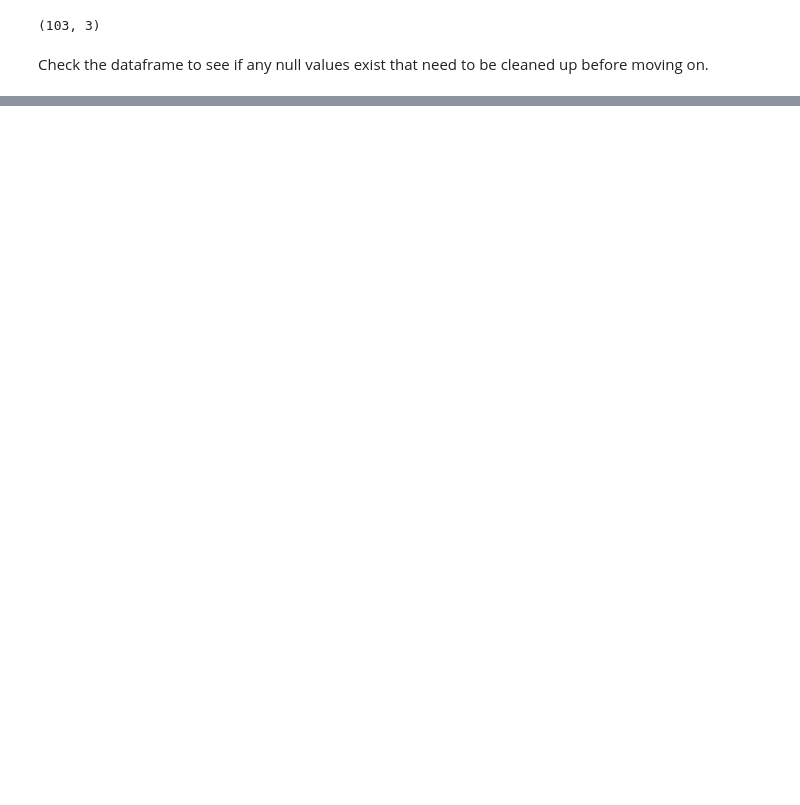
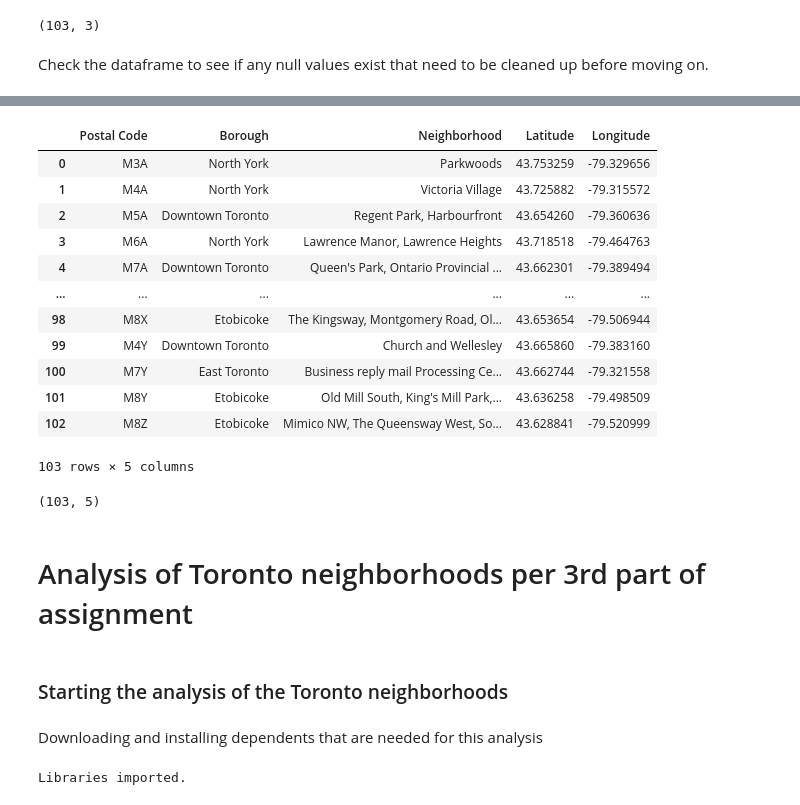
Before and after one commit to mdeal816/Coursera_Capstone, a Jupyter notebook: MD - Capstone Notebook.ipynb, the cells around one changed output, grey strips where cells are left out. Saved outputs shown, nothing was run; the diff lists cells and outputs as text; code cells hidden in the pictures; blank space fills up the shorter version.

```diff
--- a/MD - Capstone Notebook.ipynb
+++ b/MD - Capstone Notebook.ipynb
@@ -81,0 +116,3 @@ df_clean.isnull().sum().sum()
+# %%
+Postal_code_toronto = pd.read_csv('http://cocl.us/Geospatial_data/Geospatial_Coordinates.csv')
+Postal_code_toronto.head()
@@ -81,0 +126,52 @@ df_clean.isnull().sum().sum()
+# %%
+df = pd.merge(df_clean,Postal_code_toronto,on='Postal Code',how='inner')
+df
+# %% [output]
+|  | Postal Code | Borough | Neighborhood | Latitude | Longitude |
+| 0 | M3A | North York | Parkwoods | 43.753259 | -79.329656 |
+| 1 | M4A | North York | Victoria Village | 43.725882 | -79.315572 |
+| 2 | M5A | Downtown Toronto | Regent Park, Harbourfront | 43.654260 | -79.360636 |
+| 3 | M6A | North York | Lawrence Manor, Lawrence Heights | 43.718518 | -79.464763 |
+| 4 | M7A | Downtown Toronto | Queen's Park, Ontario Provincial ... | 43.662301 | -79.389494 |
+| ... | ... | ... | ... | ... | ... |
+| 98 | M8X | Etobicoke | The Kingsway, Montgomery Road, Ol... | 43.653654 | -79.506944 |
+| 99 | M4Y | Downtown Toronto | Church and Wellesley | 43.665860 | -79.383160 |
+| 100 | M7Y | East Toronto | Business reply mail Processing Ce... | 43.662744 | -79.321558 |
+| 101 | M8Y | Etobicoke | Old Mill South, King's Mill Park,... | 43.636258 | -79.498509 |
+| 102 | M8Z | Etobicoke | Mimico NW, The Queensway West, So... | 43.628841 | -79.520999 |
+103 rows × 5 columns
+# %%
+df.shape
+# %% [output]
+(103, 5)
+# %% [markdown]
+# Analysis of Toronto neighborhoods per 3rd part of assignment
+# %% [markdown]
+### Starting the analysis of the Toronto neighborhoods
+# %% [markdown]
+Downloading and installing  dependents that are needed for this analysis
+# %%
+pd.set_option('display.max_columns', None)
+pd.set_option('display.max_rows', None)
+
+import json # library to handle JSON files
+
+#!conda install geopy # uncomment this line if you haven't completed the Foursquare API lab
+from geopy.geocoders import Nominatim # convert an address into latitude and longitude values
+
+import requests # library to handle requests
+from pandas.io.json import json_normalize # tranform JSON file into a pandas dataframe
+
+# Matplotlib and associated plotting modules
+import matplotlib.cm as cm
+import matplotlib.colors as colors
+
+# import k-means from clustering stage
+from sklearn.cluster import KMeans
+
+#!conda install -c conda-forge folium=0.5.0 --yes # uncomment this line if you haven't completed the Foursquare API lab
+import folium # map rendering library
+
+print('Libraries imported.')
+# %% [output]
+Libraries imported.
```
Also changed, not shown: parts of 50 cells of this notebook.
